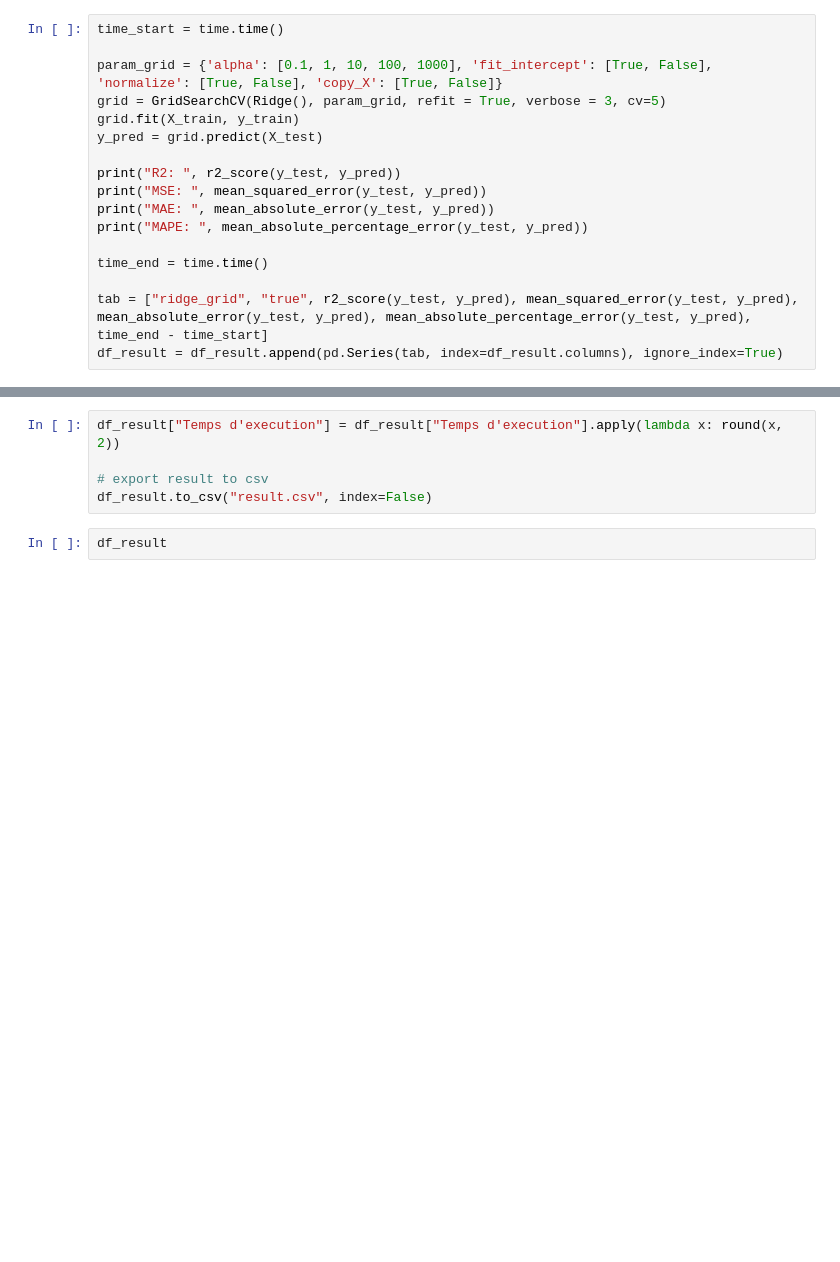
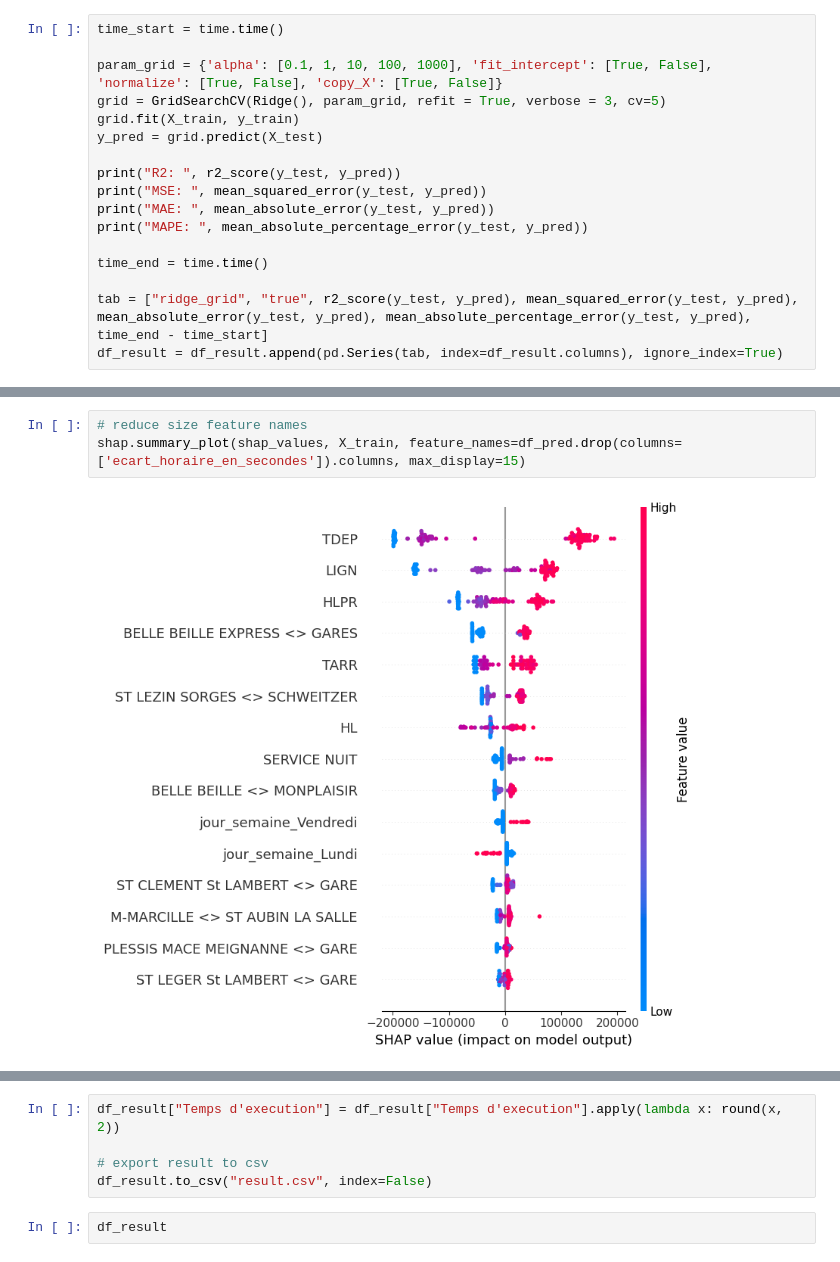
Before and after one commit to ClovisDel/qualite_trafic_tram_bus_angers, a Jupyter notebook: 3.ML_Clovis.ipynb, the cells around one changed output, grey strips where cells are left out. Cells and saved outputs as stored; diff of their text form; blank space fills up the shorter version.

```diff
--- a/3.ML_Clovis.ipynb
+++ b/3.ML_Clovis.ipynb
@@ -391,3 +278,8 @@ MAPE:  0.0889353756499897
+# %%
+# reduce size feature names
+shap.summary_plot(shap_values, X_train, feature_names=df_pred.drop(columns=['ecart_horaire_en_secondes']).columns, max_display=15)
+# %% [output]
+[figure, added]
 # %%
 time_start = time.time()
 
```
Also changed, not shown: parts of 56 cells of this notebook, 2 other files.
